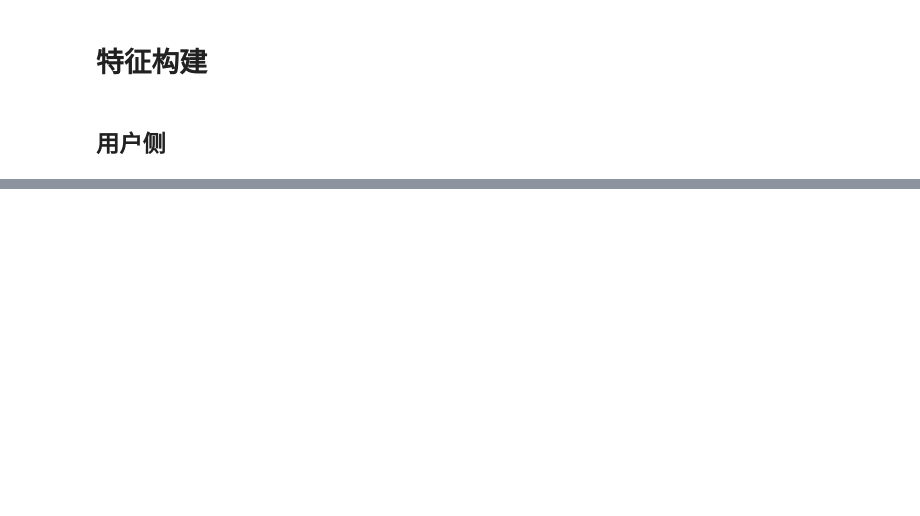
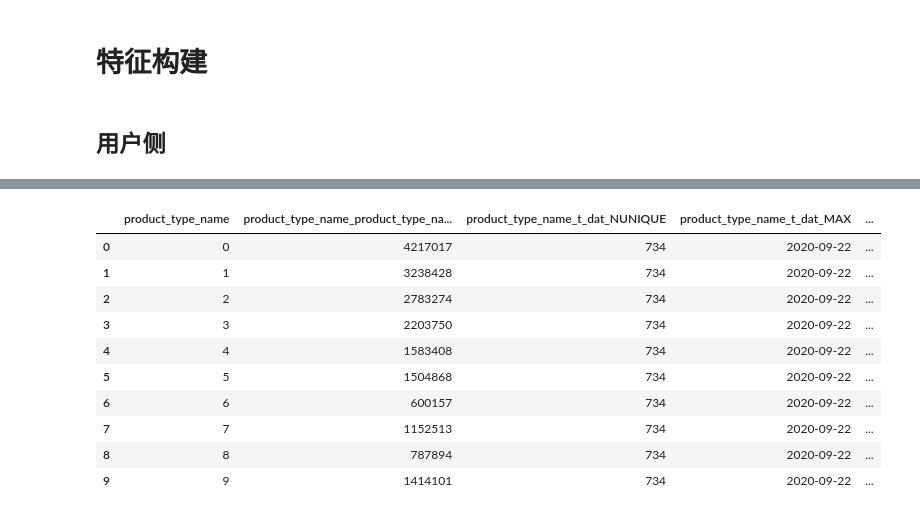
Before and after one commit to QSLV/personalized_fashion_recs, a Jupyter notebook: feature_construct.ipynb, the cells around one changed output, grey strips where cells are left out. Cells and saved outputs as stored; diff of their text form; code cells hidden in the pictures; blank space fills up the shorter version.

```diff
--- a/feature_construct.ipynb
+++ b/feature_construct.ipynb
@@ -155,0 +246,27 @@ user_feature.head(10)
+# %%
+# 商品品类特征 - 细粒度 product_type_name
+def get_product_type_feature(df):
+  """
+  品类基础特征：
+  1. 行为数
+  2. 行为时间：去重，首次，末次，首末差
+      i: 天
+      iii: 周
+  3. 用户数：去重
+  4. 商品数：去重
+  5. 商品价格：最大、最小、差值
+  """
+  feature_type = {
+      'product_type_name': ['count'],
+      't_dat': ['nunique', 'max', 'min', np.ptp],
+      'week': ['nunique', 'max', 'min', np.ptp],
+      'customer_id': ['nunique'],
+      'article_id': ['nunique'],
+      'price': ['max', 'min', 'mean', np.ptp],
+  }
+  feature = group_func(df, feature_type, group_key=['product_type_name'])
+  feature = add_prefix(feature, ['product_type_name'], 'product_type_name_')
+  return feature
+# %%
+%%time
+product_type_feature = get_product_type_feature(all_df)
@@ -155,0 +276,14 @@ user_feature.head(10)
+# %%
+product_type_feature.head(10)
+# %% [output]
+|  | product_type_name | product_type_name_product_type_na... | product_type_name_t_dat_NUNIQUE | product_type_name_t_dat_MAX | ... |
+| 0 | 0 | 4217017 | 734 | 2020-09-22 | ... |
+| 1 | 1 | 3238428 | 734 | 2020-09-22 | ... |
+| 2 | 2 | 2783274 | 734 | 2020-09-22 | ... |
+| 3 | 3 | 2203750 | 734 | 2020-09-22 | ... |
+| 4 | 4 | 1583408 | 734 | 2020-09-22 | ... |
+| 5 | 5 | 1504868 | 734 | 2020-09-22 | ... |
+| 6 | 6 | 600157 | 734 | 2020-09-22 | ... |
+| 7 | 7 | 1152513 | 734 | 2020-09-22 | ... |
+| 8 | 8 | 787894 | 734 | 2020-09-22 | ... |
+| 9 | 9 | 1414101 | 734 | 2020-09-22 | ... |
```
Also changed, not shown: parts of 12 cells of this notebook.
